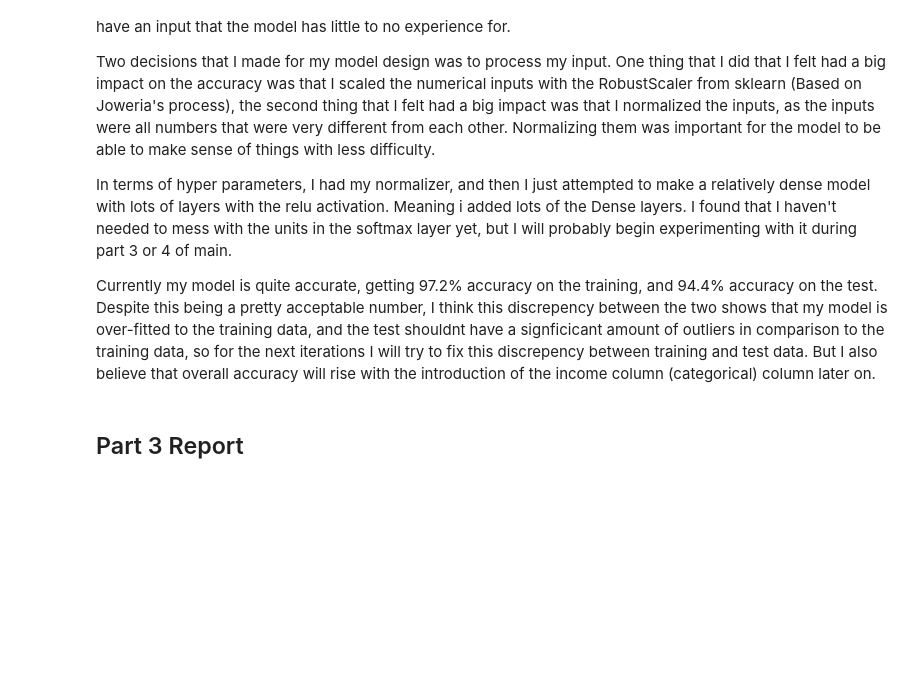
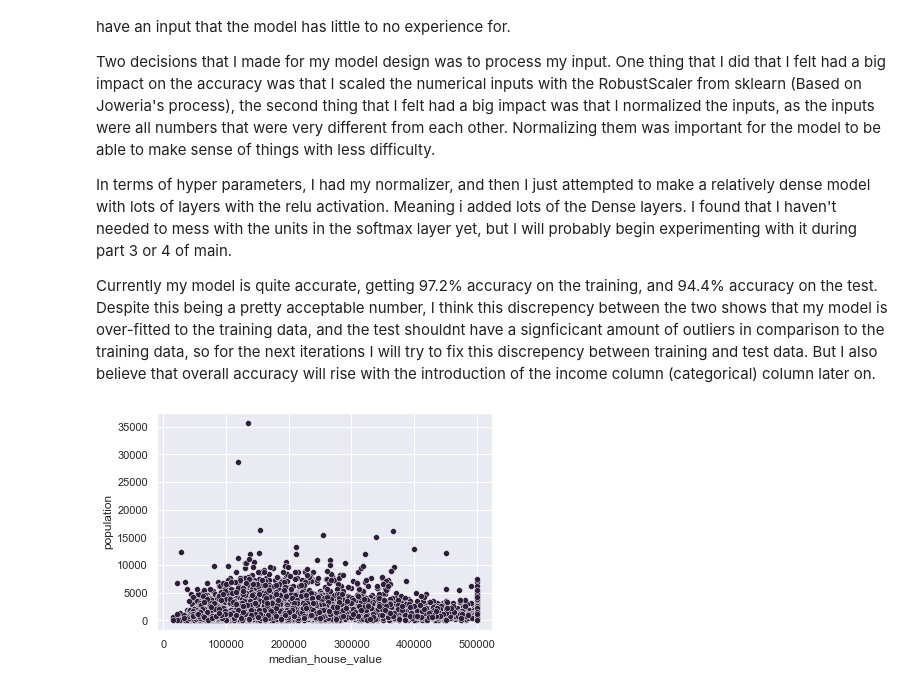
Before and after one commit to chronooo/TensorFlow-Project, a Jupyter notebook: Main/main3/main3.ipynb, the cells around one changed output. Drawn from its saved outputs; the diff is of its cells as text; code cells hidden in the pictures; blank space fills up the shorter version.

Commit message:
main3 done

```diff
--- a/Main/main3/main3.ipynb
+++ b/Main/main3/main3.ipynb
@@ -305,6 +293,10 @@ Two decisions that I made for my model design was to process my input. One thing
 In terms of hyper parameters, I had my normalizer, and then I just attempted to make a relatively dense model with lots of layers with the relu activation. Meaning i added lots of the Dense layers. I found that I haven't needed to mess with the units in the softmax layer yet, but I will probably begin experimenting with it during part 3 or 4 of main.
 
 Currently my model is quite accurate, getting 97.2% accuracy on the training, and 94.4% accuracy on the test. Despite this being a pretty acceptable number, I think this discrepency between the two shows that my model is over-fitted to the training data, and the test shouldnt have a signficicant amount of outliers in comparison to the training data, so for the next iterations I will try to fix this discrepency between training and test data. But I also believe that overall accuracy will rise with the introduction of the income column (categorical) column later on.
-# %% [markdown]
-Part 3 Report
---
+# %%
+#Visualization of for main part three
+scatplot = sns.scatterplot(data=data, x = "median_house_value", y = "population")
+fig = scatplot.get_figure()
+fig.savefig("../main3/visualization.png")
+# %% [output]
+[figure, added]
```
Also changed, not shown: parts of 5 cells of this notebook, 2 other files.
